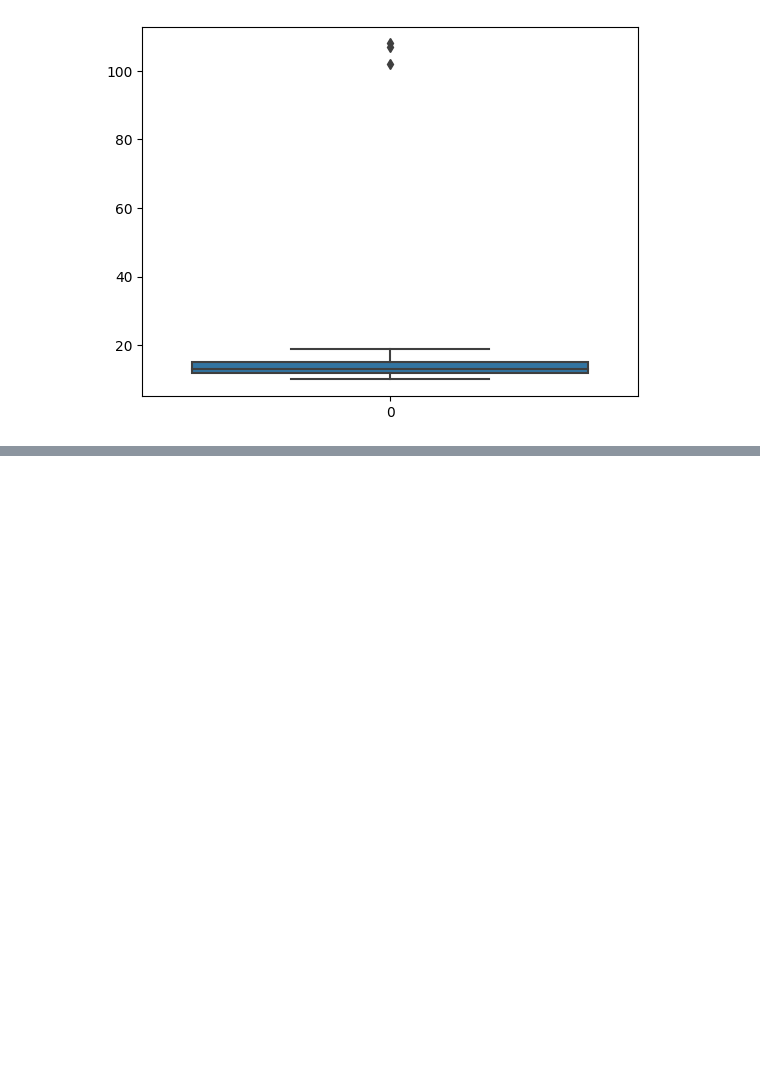
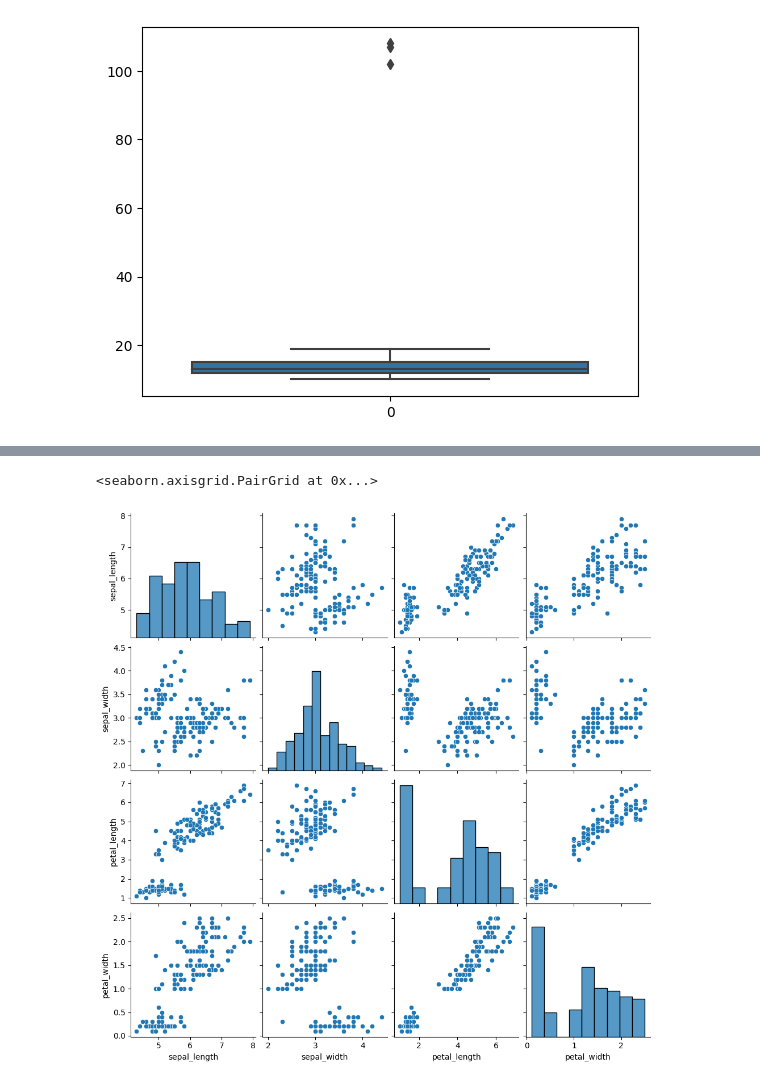
Before and after one commit to Reethikaraj/ML-practice, a Jupyter notebook: Statistics/statistics basics - practice.ipynb, the cells around one changed output, grey strips where cells are left out. Cells and saved outputs as stored; diff of their text form; code cells hidden in the pictures; blank space fills up the shorter version.

```diff
--- a/Statistics/statistics basics - practice.ipynb
+++ b/Statistics/statistics basics - practice.ipynb
@@ -144,0 +279,3 @@ sns.boxplot(dataset)
+# %%
+df = sns.load_dataset('iris')
+df.head()
@@ -144,0 +297,5 @@ sns.boxplot(dataset)
+# %%
+sns.pairplot(df)
+# %% [output]
+<seaborn.axisgrid.PairGrid at 0x...>
+[figure, added]
```
Also changed, not shown: parts of 29 cells of this notebook.
